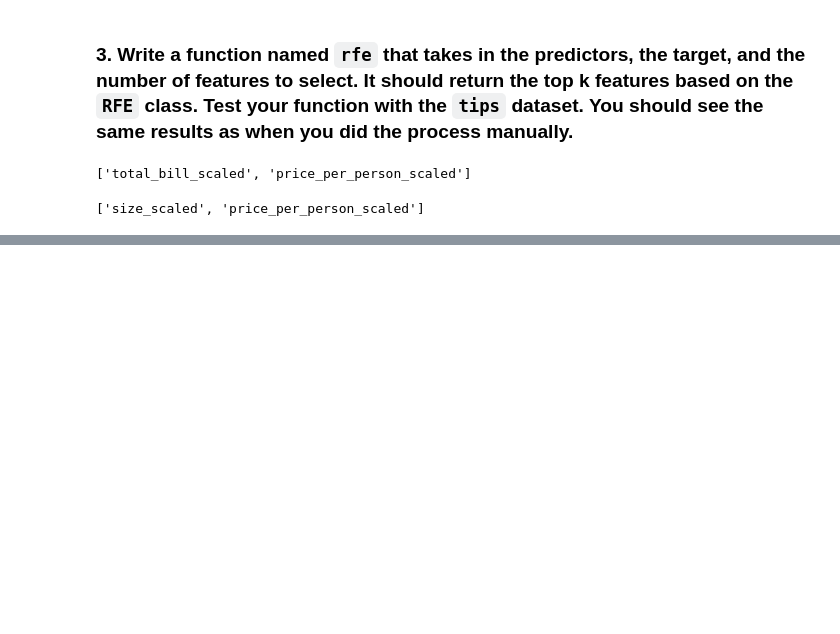
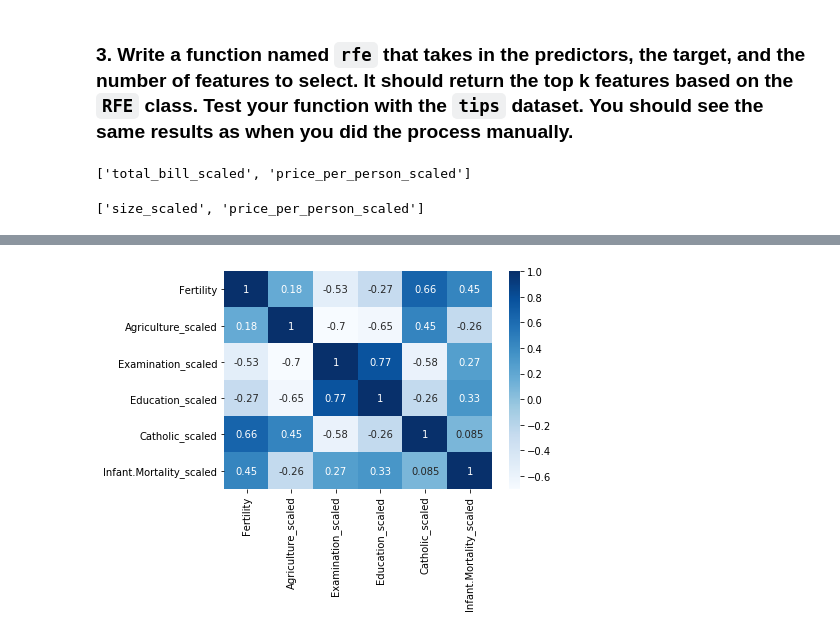
Before and after one commit to Yongliang-Shi/regression-exercises, a Jupyter notebook: feature_engineering.ipynb, the cells around one changed output, grey strips where cells are left out. Cells and saved outputs as stored; diff of their text form; code cells hidden in the pictures; blank space fills up the shorter version.

```diff
--- a/feature_engineering.ipynb
+++ b/feature_engineering.ipynb
@@ -550,0 +555,3 @@ rfe(X_train_tip_percentage_numeric, y_train_tip_percentage_numeric, 2)
+# %%
+swiss = data('swiss')
+swiss.head()
@@ -550,0 +588,6 @@ rfe(X_train_tip_percentage_numeric, y_train_tip_percentage_numeric, 2)
+# %%
+# Split the `swiss` dataset
+
+train_validate, test = train_test_split(swiss, test_size=.2, random_state=123)
+train, validate = train_test_split(train_validate, test_size=.3, random_state=123)
+train.shape, validate.shape, test.shape
@@ -550,0 +602,7 @@ rfe(X_train_tip_percentage_numeric, y_train_tip_percentage_numeric, 2)
+# %%
+# Scale the `swiss` dataset
+
+columns_to_scale = ['Agriculture', 'Examination', 'Education', 'Catholic', 'Infant.Mortality']
+
+train_scaled, validate_scaled, test_scaled = prepare.scale(train, validate, test, columns_to_scale)
+train_scaled.shape, validate_scaled.shape, test_scaled.shape
@@ -550,0 +627,4 @@ rfe(X_train_tip_percentage_numeric, y_train_tip_percentage_numeric, 2)
+# %%
+X_train_scaled = train_scaled[['Agriculture_scaled', 'Examination_scaled',
+                               'Education_scaled', 'Catholic_scaled', 'Infant.Mortality_scaled']]
+y_train_scaled = train_scaled[['Fertility']]
@@ -550,0 +649,8 @@ rfe(X_train_tip_percentage_numeric, y_train_tip_percentage_numeric, 2)
+# %%
+# Heatmap of correlation
+
+df = pd.concat([y_train_scaled, X_train_scaled], axis=1)
+
+explore.corr_heatmap(df)
+# %% [output]
+[figure, added]
```
Also changed, not shown: parts of 15 cells of this notebook.
